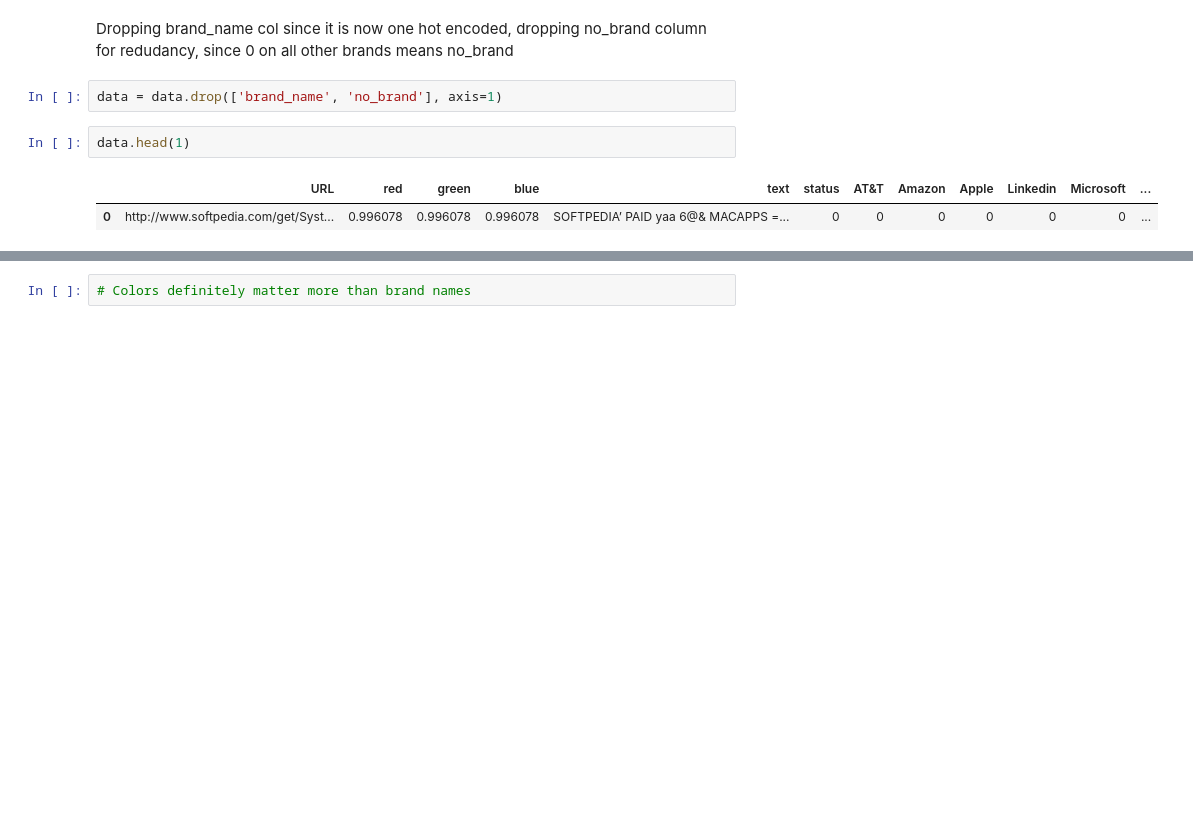
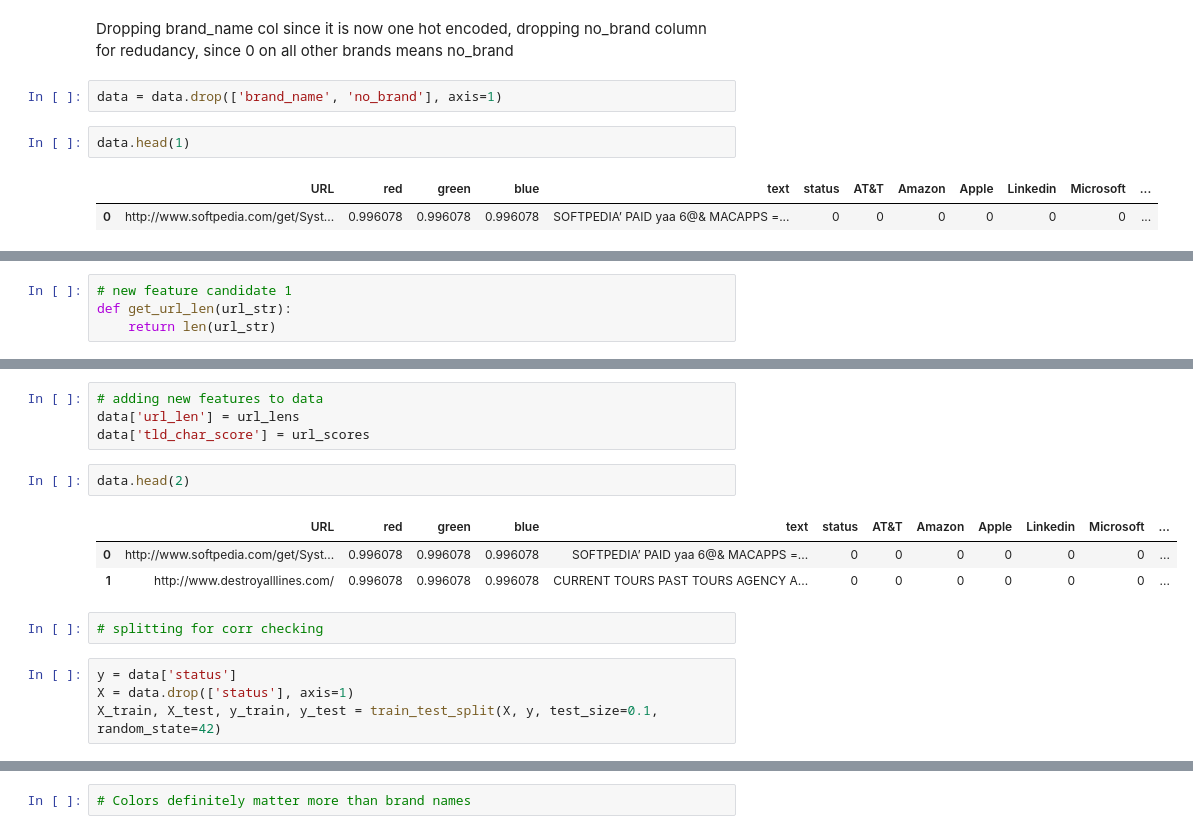
Before and after one commit to DanielYakubov/Phish-Sight-replication, a Jupyter notebook: EDA.ipynb, the cells around one changed output, grey strips where cells are left out. Cells and saved outputs as stored; diff of their text form; blank space fills up the shorter version.

```diff
--- a/EDA.ipynb
+++ b/EDA.ipynb
@@ -454,0 +467,4 @@ Checking correleation with target
+# %%
+# new feature candidate 1
+def get_url_len(url_str):
+    return len(url_str)
@@ -454,0 +546,16 @@ Checking correleation with target
+# %%
+# adding new features to data
+data['url_len'] = url_lens
+data['tld_char_score'] = url_scores
+# %%
+data.head(2)
+# %% [output]
+|  | URL | red | green | blue | text | status | AT&T | Amazon | Apple | Linkedin | Microsoft | ... |
+| 0 | http://www.softpedia.com/get/Syst... | 0.996078 | 0.996078 | 0.996078 | SOFTPEDIA’ PAID yaa 6@& MACAPPS =... | 0 | 0 | 0 | 0 | 0 | 0 | ... |
+| 1 | http://www.destroyalllines.com/ | 0.996078 | 0.996078 | 0.996078 | CURRENT TOURS PAST TOURS AGENCY A... | 0 | 0 | 0 | 0 | 0 | 0 | ... |
+# %%
+# splitting for corr checking
+# %%
+y = data['status']
+X = data.drop(['status'], axis=1)
+X_train, X_test, y_train, y_test = train_test_split(X, y, test_size=0.1, random_state=42)
```
Also changed, not shown: parts of 14 cells of this notebook.
